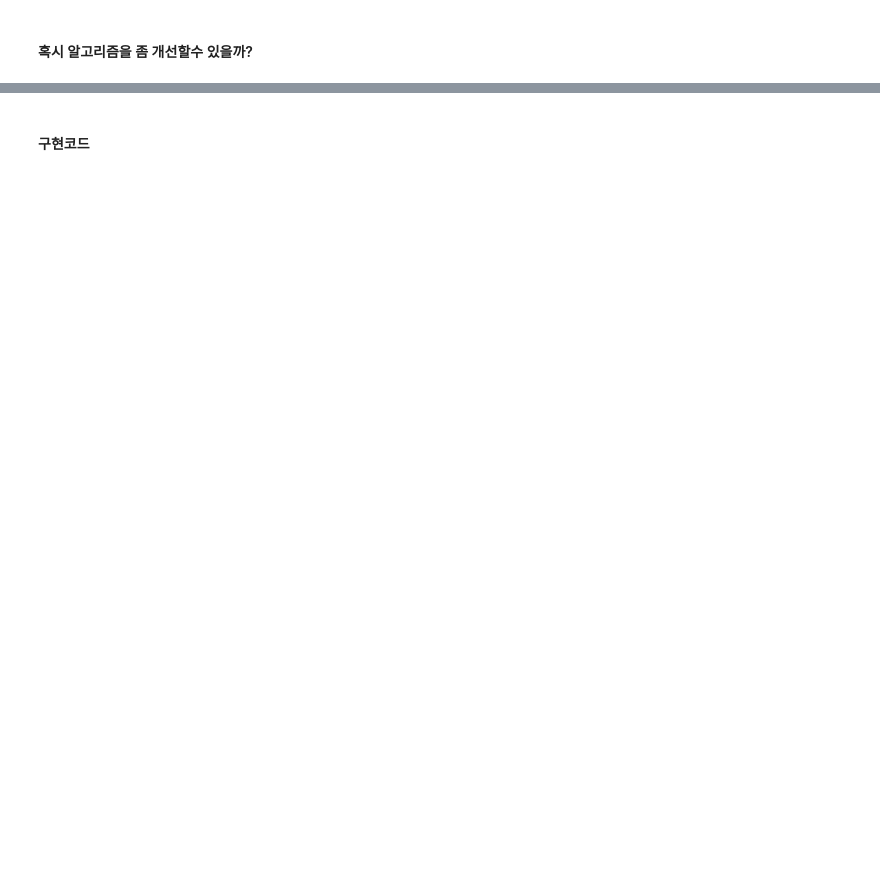
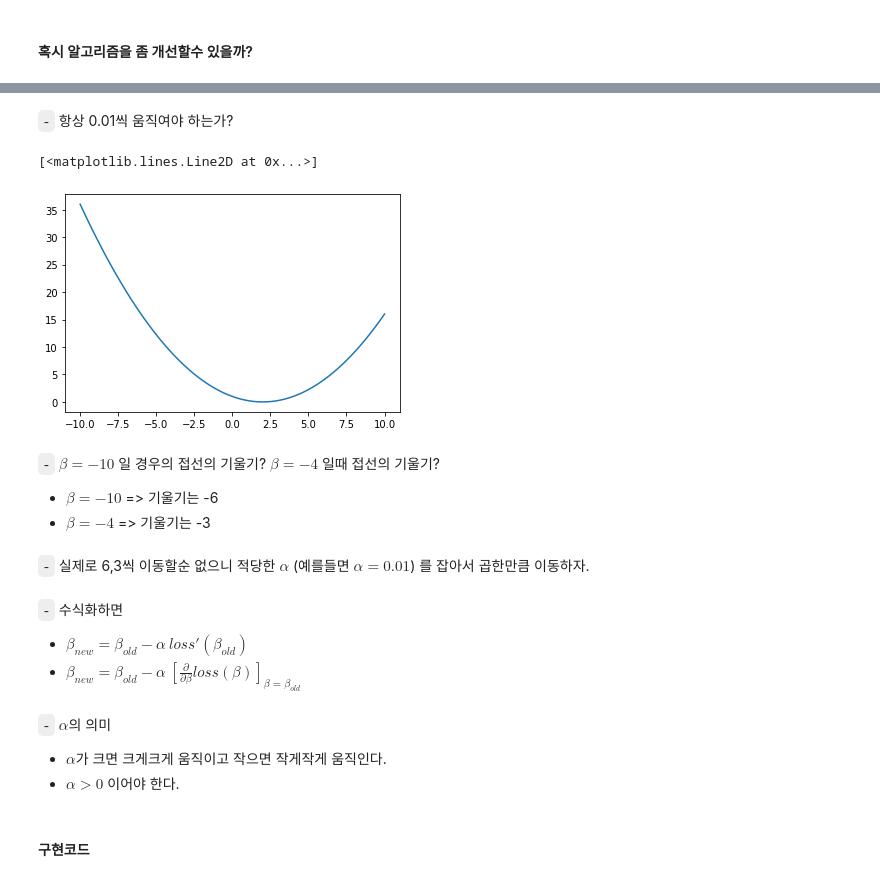
Before and after one commit to guebin/STBDA2022, a Jupyter notebook: _notebooks/2022-03-28-(4주차) 3월28일.ipynb, the cells around one changed output, grey strips where cells are left out. Drawn from its saved outputs; the diff is of its cells as text; code cells hidden in the pictures; blank space fills up the shorter version.

```diff
--- a/_notebooks/2022-03-28-(4주차) 3월28일.ipynb
+++ b/_notebooks/2022-03-28-(4주차) 3월28일.ipynb
@@ -57,2 +256,25 @@
+# %% [markdown]
+`-` 항상 0.01씩 움직여야 하는가?
+# %%
+plt.plot(beta,loss)
+# %% [output]
+[<matplotlib.lines.Line2D at 0x...>]
+[figure, added]
+# %% [markdown]
+`-` $\beta=-10$ 일 경우의 접선의 기울기? $\beta=-4$ 일때 접선의 기울기?
+
+- $\beta=-10$ => 기울기는 -6
+- $\beta=-4$ => 기울기는 -3
+# %% [markdown]
+`-` 실제로 6,3씩 이동할순 없으니 적당한 $\alpha$ (예를들면 $\alpha=0.01$) 를 잡아서 곱한만큼 이동하자.
+# %% [markdown]
+`-` 수식화하면
+
+- $\beta_{new} = \beta_{old} - \alpha~ loss'(\beta_{old})$
+- $\beta_{new} = \beta_{old} - \alpha~ \left[\frac{\partial}{\partial \beta }loss(\beta)\right]_{\beta=\beta_{old}}$
+# %% [markdown]
+`-` $\alpha$의 의미
+- $\alpha$가 크면 크게크게 움직이고 작으면 작게작게 움직인다.
+- $\alpha>0$ 이어야 한다.
 # %% [markdown]
 #### 구현코드
```
Also changed, not shown: parts of 86 cells of this notebook.
